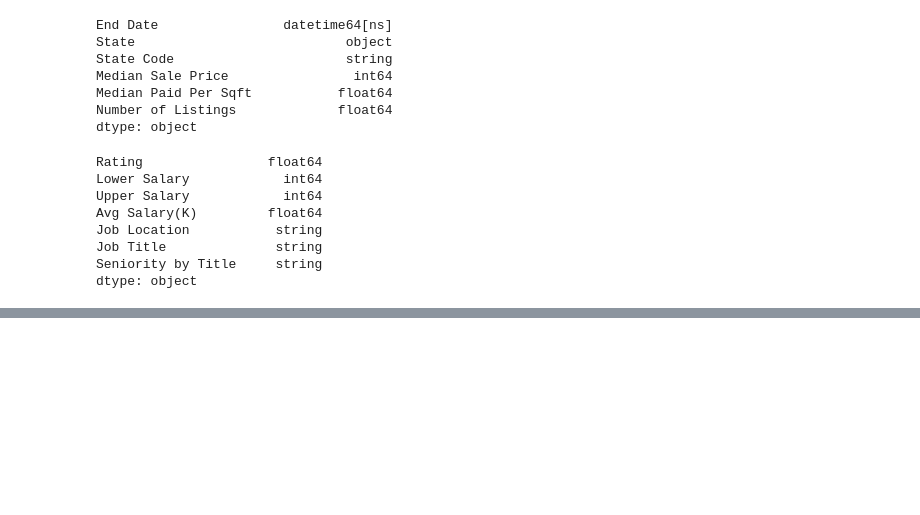
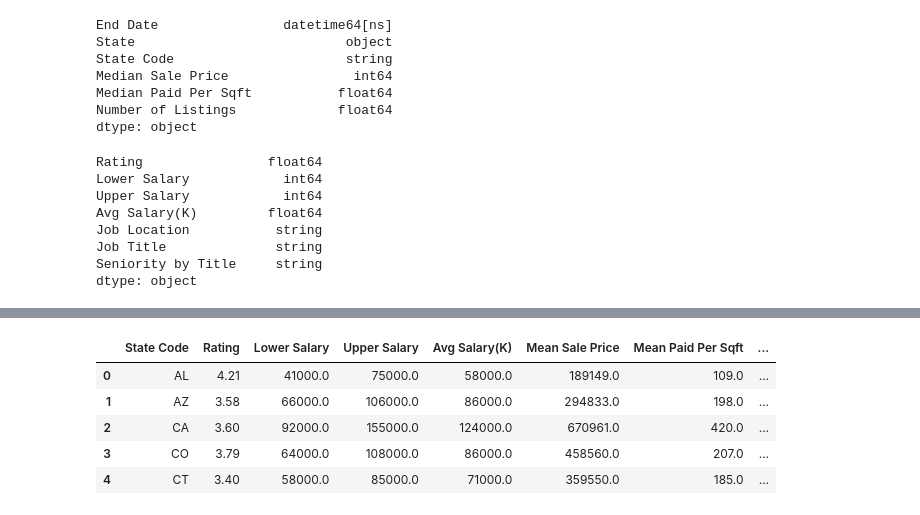
Before and after one commit to dtmurphy6/the_real_estate_agents, a Jupyter notebook: Kevin's_Project_2.ipynb, the cells around one changed output, grey strips where cells are left out. Drawn from its saved outputs; the diff is of its cells as text; code cells hidden in the pictures; blank space fills up the shorter version.

```diff
--- a/Kevin's_Project_2.ipynb
+++ b/Kevin's_Project_2.ipynb
@@ -183,6 +171,7 @@ dtype: object
 # %%
 #Drop senior and junior titles
-salary_df = salary_df[salary_df['Seniority by Title'] != "sr"]
-salary_df = salary_df[salary_df['Seniority by Title'] != "jr"]
+salary_df = salary_df.drop(columns={'Seniority by Title'})
+# salary_df = salary_df[salary_df['Seniority by Title'] != "sr"]
+# salary_df = salary_df[salary_df['Seniority by Title'] != "jr"]
 # %%
 # state_df['State'].value_counts()
@@ -200,0 +183,8 @@ array(['Oklahoma', 'Vermont', 'Missouri', 'New Mexico', 'Ohio', 'Georgia',
+# %%
+#group state_df into mean of state
+mean_state_df = state_df.groupby(state_df['State Code']).mean()
+mean_state_df[['Median Sale Price','Median Paid Per Sqft','Number of Listings']] = mean_state_df[['Median Sale Price','Median Paid Per Sqft','Number of Listings']].round()
+#Renames Median columns to Mean Columns (TECHNICALLY: column values are mean of state median salaries)
+mean_state_df = mean_state_df.rename(columns={'Number of Listings':'Mean Number of Listings','Median Sale Price':'Mean Sale Price','Median Paid Per Sqft':'Mean Paid Per Sqft'})
+mean_state_df = mean_state_df.reset_index()
+mean_state_df.head()
@@ -200,0 +198,6 @@ array(['Oklahoma', 'Vermont', 'Missouri', 'New Mexico', 'Ohio', 'Georgia',
+# %%
+#groups salary by state calculates state mean, also rounds columns.
+mean_salary_df = salary_df.groupby(salary_df['Job Location']).mean()
+mean_salary_df[['Lower Salary','Upper Salary','Avg Salary(K)']] = mean_salary_df[['Lower Salary','Upper Salary','Avg Salary(K)']].round()
+mean_salary_df[['Lower Salary','Upper Salary','Avg Salary(K)']] = (mean_salary_df[['Lower Salary','Upper Salary','Avg Salary(K)']]*1000)
+mean_salary_df['Rating'] = mean_salary_df['Rating'].round(2)
@@ -200,0 +208,11 @@ array(['Oklahoma', 'Vermont', 'Missouri', 'New Mexico', 'Ohio', 'Georgia',
+# %%
+#Merge both mean dataframes
+merged_df = pd.merge(mean_salary_df,mean_state_df,how='inner',on='State Code')
+merged_df.head()
+# %% [output]
+|  | State Code | Rating | Lower Salary | Upper Salary | Avg Salary(K) | Mean Sale Price | Mean Paid Per Sqft | ... |
+| 0 | AL | 4.21 | 41000.0 | 75000.0 | 58000.0 | 189149.0 | 109.0 | ... |
+| 1 | AZ | 3.58 | 66000.0 | 106000.0 | 86000.0 | 294833.0 | 198.0 | ... |
+| 2 | CA | 3.60 | 92000.0 | 155000.0 | 124000.0 | 670961.0 | 420.0 | ... |
+| 3 | CO | 3.79 | 64000.0 | 108000.0 | 86000.0 | 458560.0 | 207.0 | ... |
+| 4 | CT | 3.40 | 58000.0 | 85000.0 | 71000.0 | 359550.0 | 185.0 | ... |
```
Also changed, not shown: parts of 26 cells of this notebook.
